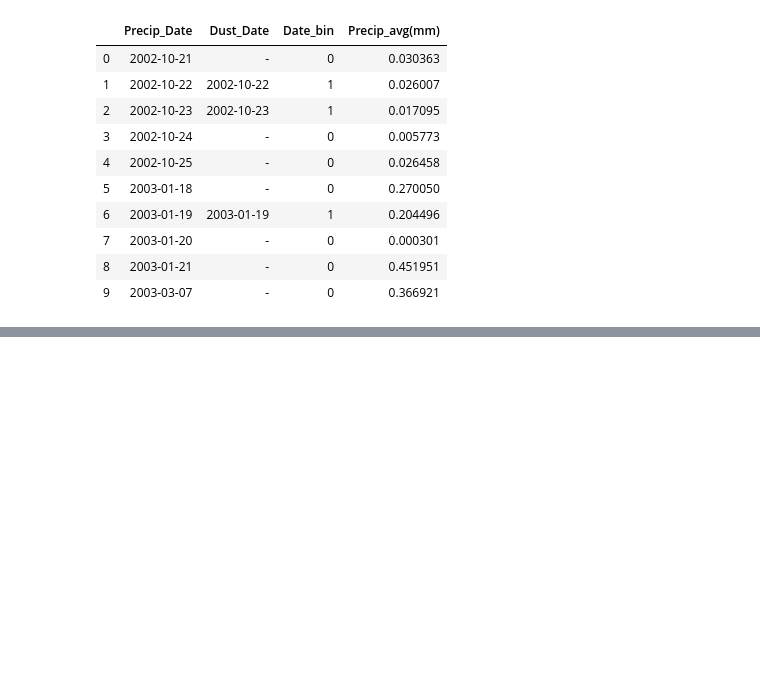
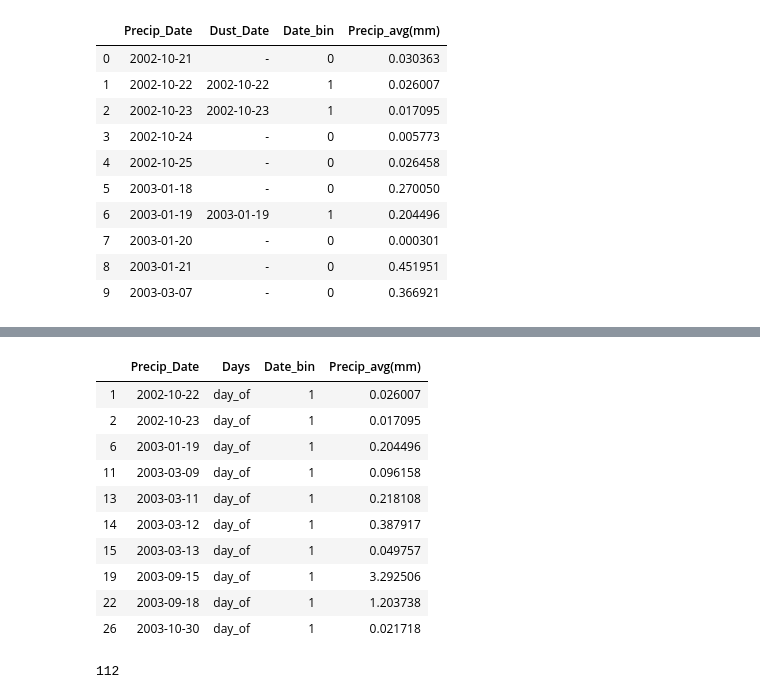
Before and after one commit to ArianeM13/DataAnalyticsSpring2020, a Jupyter notebook: ForRegression.ipynb, the cells around one changed output, grey strips where cells are left out. Cells and saved outputs as stored; diff of their text form; code cells hidden in the pictures; blank space fills up the shorter version.

```diff
--- a/ForRegression.ipynb
+++ b/ForRegression.ipynb
@@ -196,0 +237,19 @@ df2.to_csv("Precip_Binary.csv", index = False)
+# %%
+df_of = df3.loc[df3['Days'] == 'day_of']
+df_of.head(10)
+# %% [output]
+|  | Precip_Date | Days | Date_bin | Precip_avg(mm) |
+| 1 | 2002-10-22 | day_of | 1 | 0.026007 |
+| 2 | 2002-10-23 | day_of | 1 | 0.017095 |
+| 6 | 2003-01-19 | day_of | 1 | 0.204496 |
+| 11 | 2003-03-09 | day_of | 1 | 0.096158 |
+| 13 | 2003-03-11 | day_of | 1 | 0.218108 |
+| 14 | 2003-03-12 | day_of | 1 | 0.387917 |
+| 15 | 2003-03-13 | day_of | 1 | 0.049757 |
+| 19 | 2003-09-15 | day_of | 1 | 3.292506 |
+| 22 | 2003-09-18 | day_of | 1 | 1.203738 |
+| 26 | 2003-10-30 | day_of | 1 | 0.021718 |
+# %%
+print(len(df_of))
+# %% [output]
+112
```
Also changed, not shown: parts of 15 cells of this notebook.
